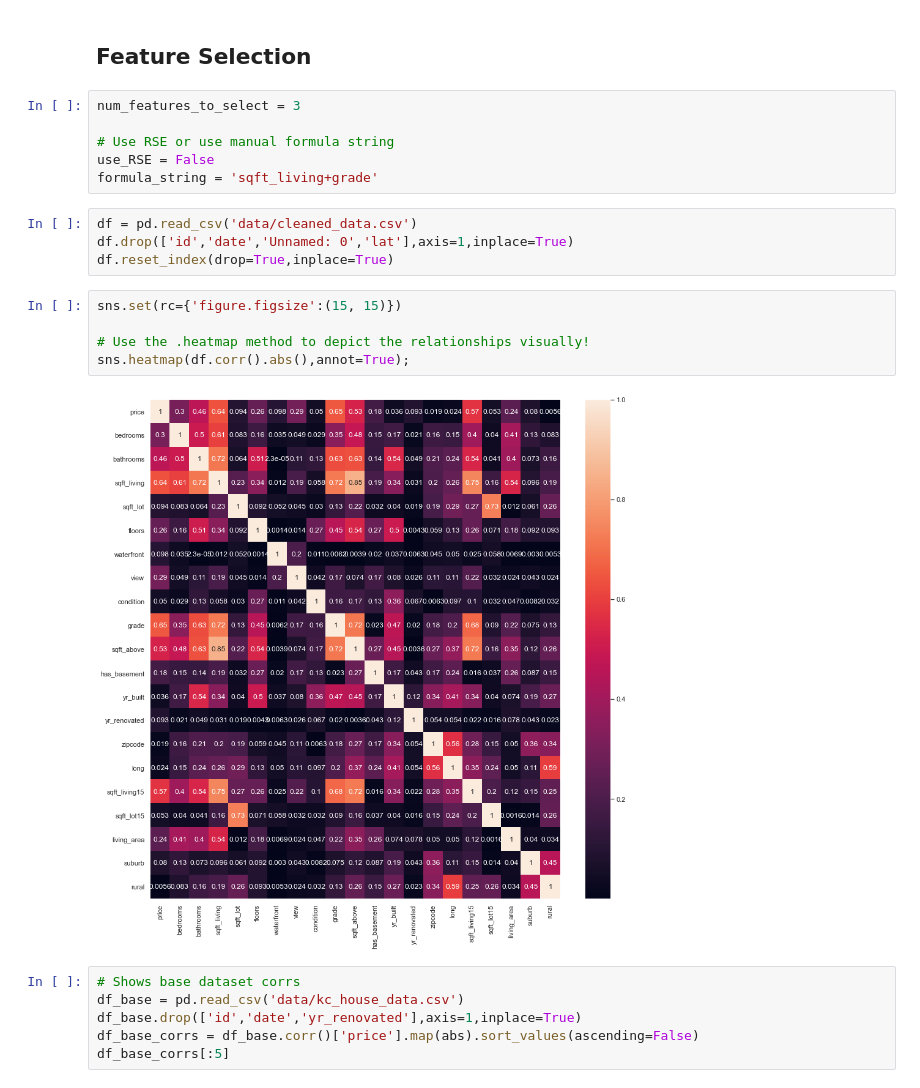
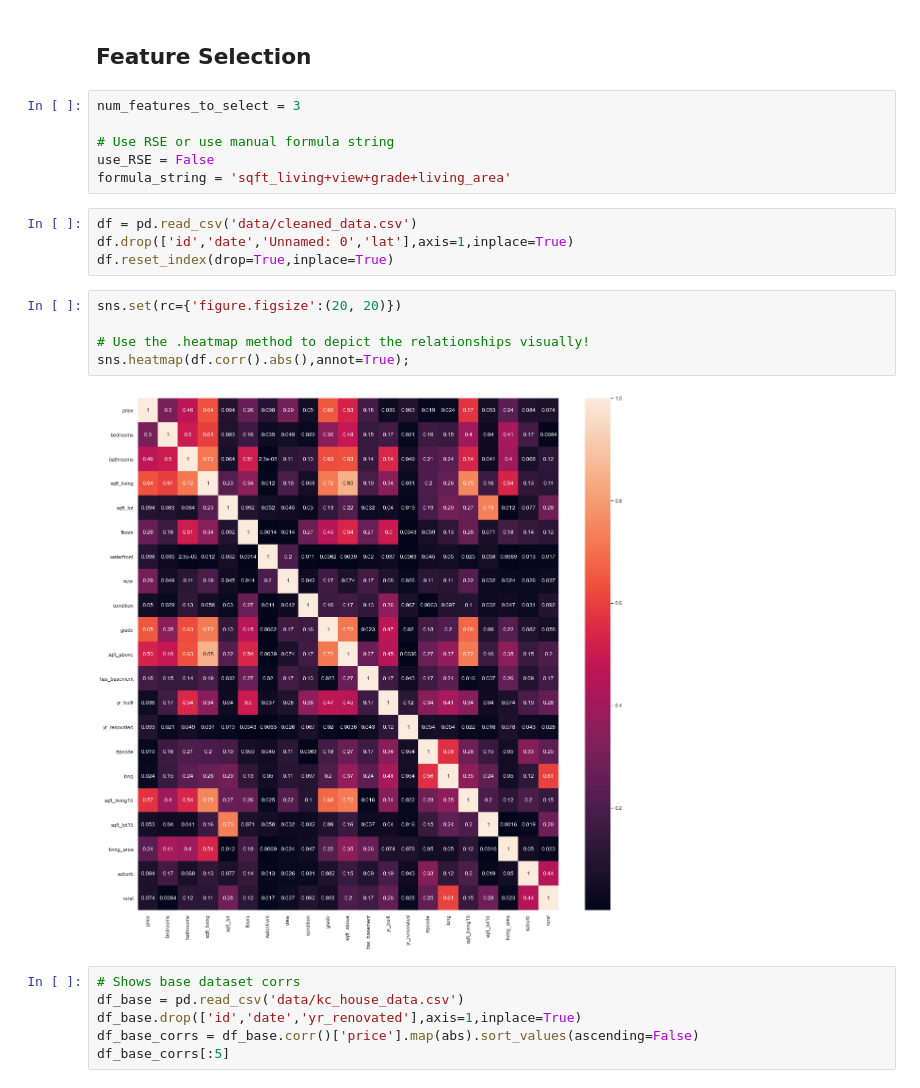
Before and after one commit to ewjohn127/dsc_project2, a Jupyter notebook: Simple_Model.ipynb, the cells around one changed output. Cells and saved outputs as stored; diff of their text form.

```diff
--- a/Simple_Model.ipynb
+++ b/Simple_Model.ipynb
@@ -100,18 +100,18 @@ num_features_to_select = 3
 
 # Use RSE or use manual formula string
 use_RSE = False
-formula_string = 'sqft_living+grade'
+formula_string = 'sqft_living+view+grade+living_area'
 # %%
 df = pd.read_csv('data/cleaned_data.csv')
 df.drop(['id','date','Unnamed: 0','lat'],axis=1,inplace=True)
 df.reset_index(drop=True,inplace=True)
 # %%
-sns.set(rc={'figure.figsize':(15, 15)})
+sns.set(rc={'figure.figsize':(20, 20)})
 
 # Use the .heatmap method to depict the relationships visually!
 sns.heatmap(df.corr().abs(),annot=True);
 # %% [output]
-[figure, old version]
+[figure, new version]
 # %%
 # Shows base dataset corrs
 df_base = pd.read_csv('data/kc_house_data.csv')
```
Also changed, not shown: parts of 9 cells of this notebook.
